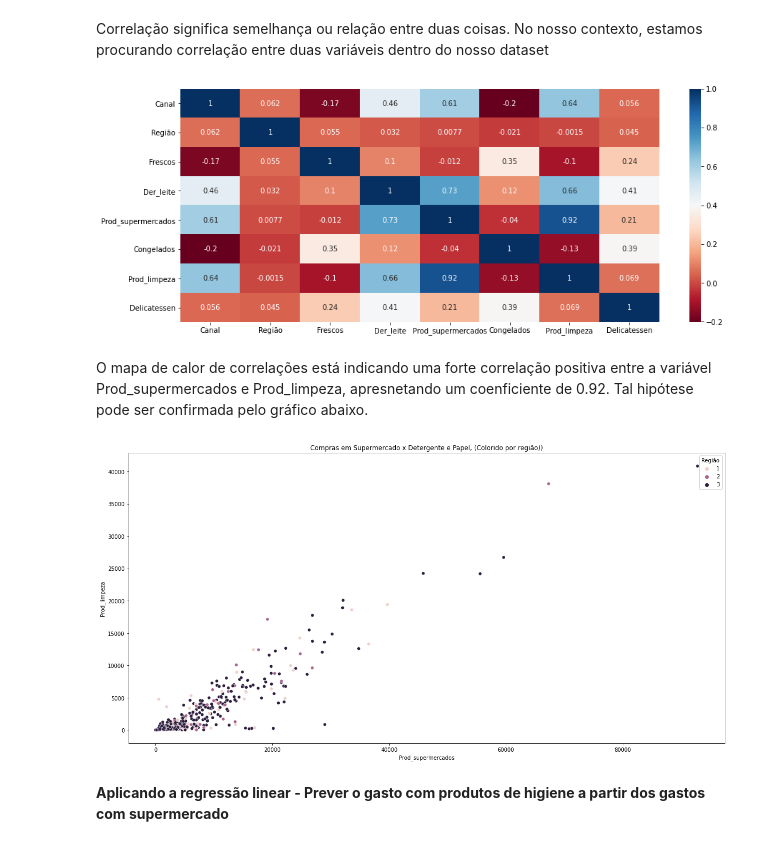
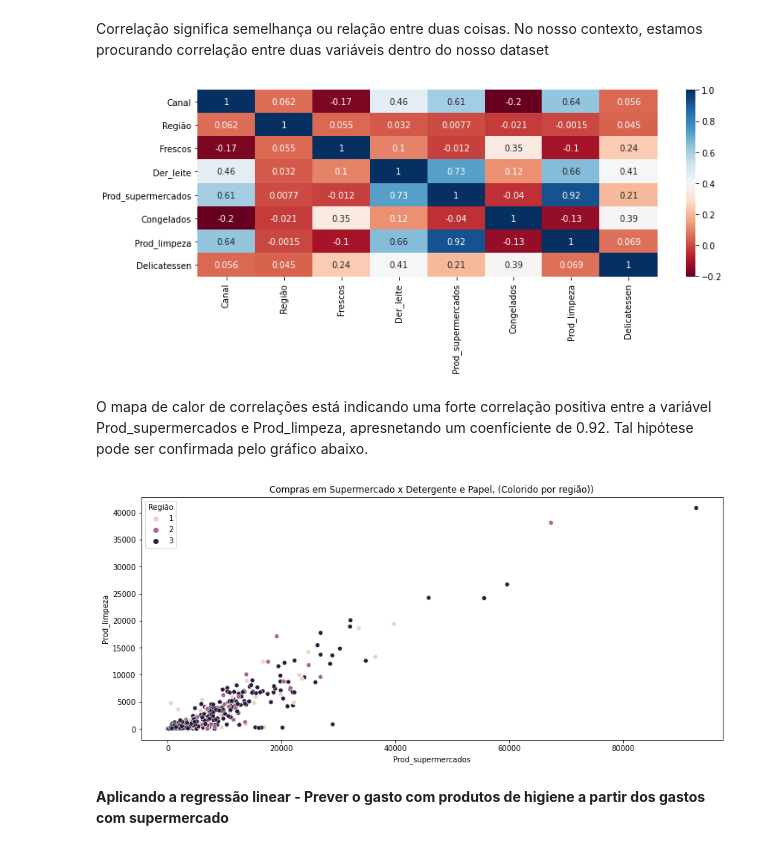
Before and after one commit to henrysilva07/An-lise-Explorat-ria--Varejo, a Jupyter notebook: analise_varejo.ipynb, the cells around one changed output. Saved outputs shown, nothing was run; the diff lists cells and outputs as text; code cells hidden in the pictures.

```diff
--- a/analise_varejo.ipynb
+++ b/analise_varejo.ipynb
@@ -260,20 +259,20 @@ plt.legend();
 # %% [markdown]
 Correlação significa semelhança ou relação entre duas coisas. No nosso contexto, estamos procurando correlação entre duas variáveis dentro do nosso dataset
 # %%
-plt.figure(figsize=(15,6))
+plt.figure(figsize=(12,4))
 
 sns.heatmap(uci_customers.corr(), cmap='RdBu', annot=True); # desenha a matriz de correlação entre cada um dos dados
 # %% [output]
-[figure, old version]
+[figure, new version]
 # %% [markdown]
 O mapa de calor de correlações está indicando uma forte correlação positiva entre a variável Prod_supermercados e Prod_limpeza, apresnetando um coenficiente de 0.92. Tal hipótese pode ser confirmada pelo gráfico abaixo.
 # %%
-plt.figure(figsize=(20,10))
+plt.figure(figsize=(14,6))
 
 sns.scatterplot('Prod_supermercados', 'Prod_limpeza', hue='Região', data=uci_customers);  #realiza o plot do gráfico de dispersão
 plt.title('Compras em Supermercado x Detergente e Papel, (Colorido por região))'); #adiciona o título ao gráfico
 # %% [output]
-[figure, old version]
+[figure, new version]
 # %% [markdown]
 **Aplicando a regressão linear - Prever o gasto com produtos de higiene a partir dos gastos com supermercado**
 # %% [markdown]
```
Also changed, not shown: parts of 3 cells of this notebook.
